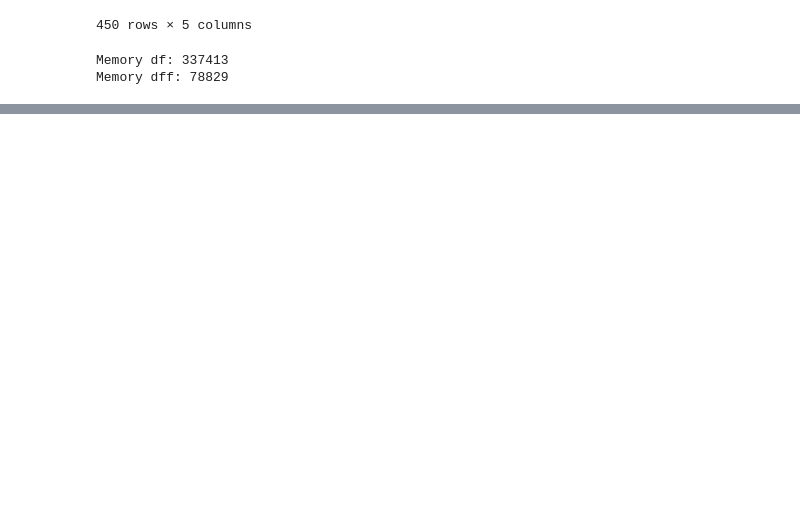
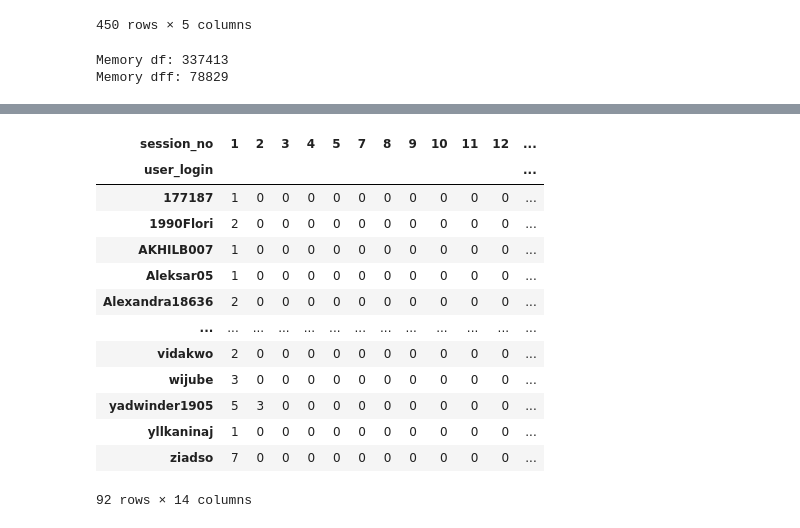
Before and after one commit to dominikb1888/INCO, a Jupyter notebook: Session_03/Github UsersUntitled.ipynb, the cells around one changed output, grey strips where cells are left out. Drawn from its saved outputs; the diff is of its cells as text; code cells hidden in the pictures; blank space fills up the shorter version.

```diff
--- a/Session_03/Github UsersUntitled.ipynb
+++ b/Session_03/Github UsersUntitled.ipynb
@@ -153,0 +156,18 @@ dff
+# %%
+pivot_table = dff.pivot_table(index="user_login", columns="session_no", values='url', aggfunc='count')
+pivot_table
+# %% [output]
+| session_no | 1 | 2 | 3 | 4 | 5 | 7 | 8 | 9 | 10 | 11 | 12 | ... |
+| user_login |  |  |  |  |  |  |  |  |  |  |  | ... |
+| 177187 | 1 | 0 | 0 | 0 | 0 | 0 | 0 | 0 | 0 | 0 | 0 | ... |
+| 1990Flori | 2 | 0 | 0 | 0 | 0 | 0 | 0 | 0 | 0 | 0 | 0 | ... |
+| AKHILB007 | 1 | 0 | 0 | 0 | 0 | 0 | 0 | 0 | 0 | 0 | 0 | ... |
+| Aleksar05 | 1 | 0 | 0 | 0 | 0 | 0 | 0 | 0 | 0 | 0 | 0 | ... |
+| Alexandra18636 | 2 | 0 | 0 | 0 | 0 | 0 | 0 | 0 | 0 | 0 | 0 | ... |
+| ... | ... | ... | ... | ... | ... | ... | ... | ... | ... | ... | ... | ... |
+| vidakwo | 2 | 0 | 0 | 0 | 0 | 0 | 0 | 0 | 0 | 0 | 0 | ... |
+| wijube | 3 | 0 | 0 | 0 | 0 | 0 | 0 | 0 | 0 | 0 | 0 | ... |
+| yadwinder1905 | 5 | 3 | 0 | 0 | 0 | 0 | 0 | 0 | 0 | 0 | 0 | ... |
+| yllkaninaj | 1 | 0 | 0 | 0 | 0 | 0 | 0 | 0 | 0 | 0 | 0 | ... |
+| ziadso | 7 | 0 | 0 | 0 | 0 | 0 | 0 | 0 | 0 | 0 | 0 | ... |
+92 rows × 14 columns
```
Also changed, not shown: parts of 5 cells of this notebook, 2 other files.
